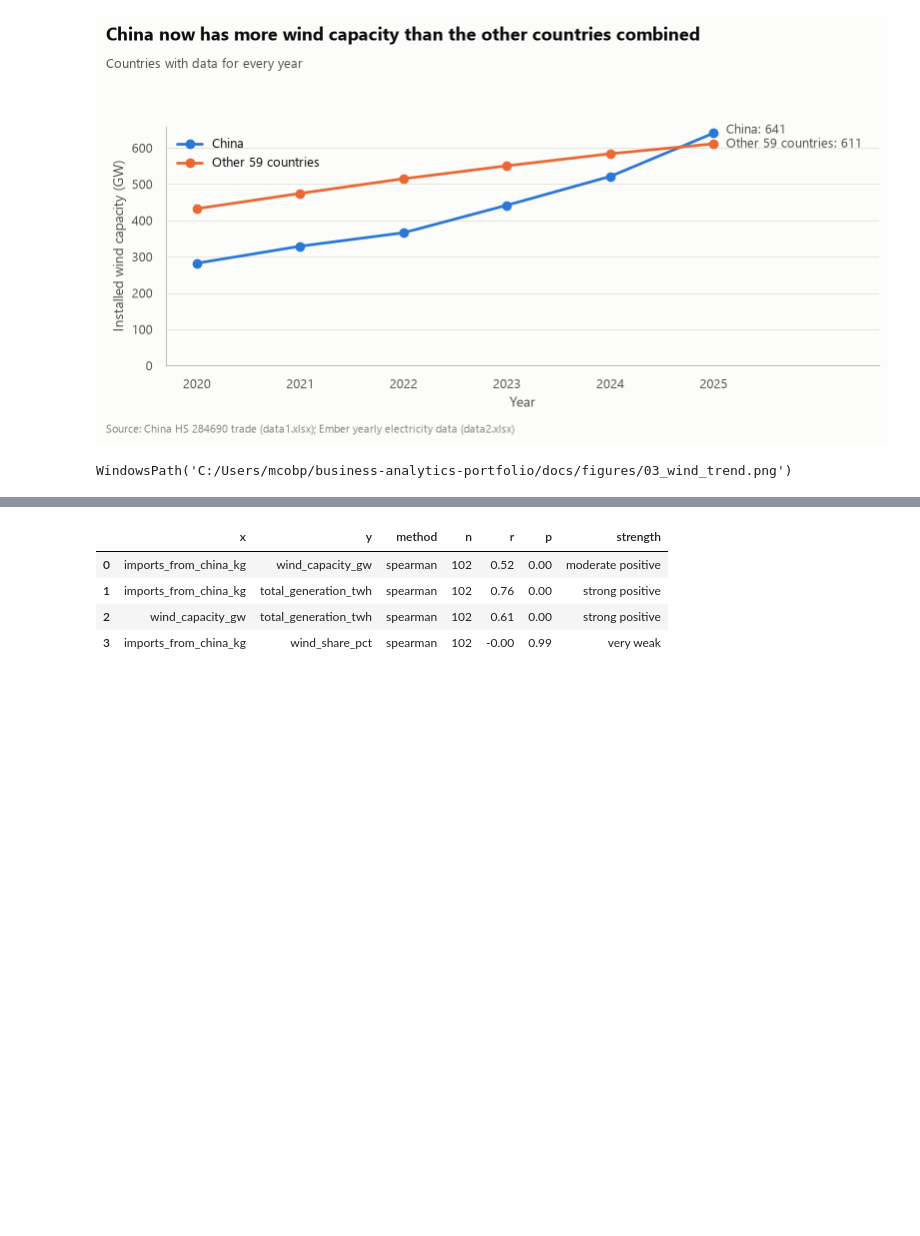
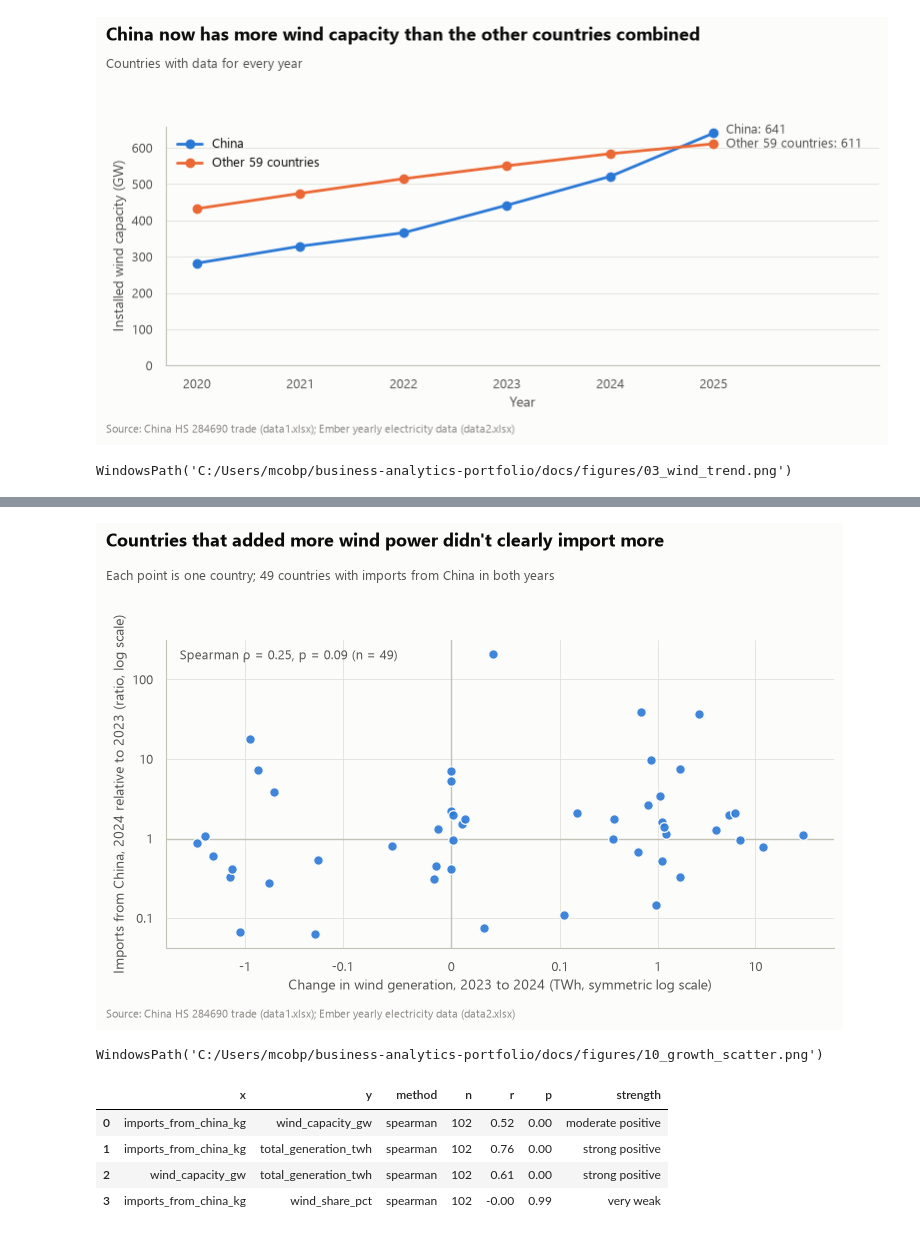
Before and after one commit to bolorbud-gif/business-analytics-portfolio, a Jupyter notebook: notebooks/02_eda_analysis.ipynb, the cells around one changed output, grey strips where cells are left out. Cells and saved outputs as stored; diff of their text form; code cells hidden in the pictures; blank space fills up the shorter version.

```diff
--- a/notebooks/02_eda_analysis.ipynb
+++ b/notebooks/02_eda_analysis.ipynb
@@ -181,3 +239,18 @@ WindowsPath('C:/Users/mcobp/business-analytics-portfolio/docs/figures/03_wind_tr
+# %%
+growth = ex.growth_vs_wind(panel, 2024)
+h3 = st.correlation(growth, "import_growth_pct", "wind_generation_change_twh")
+fig = ch.relationship_scatter(
+    growth, "wind_generation_change_twh", "import_ratio",
+    "Change in wind generation, 2023 to 2024 (TWh, symmetric log scale)",
+    "Imports from China, 2024 relative to 2023 (ratio, log scale)",
+    "Countries that added more wind power didn't clearly import more",
+    f"Each point is one country; {len(growth)} countries with imports from China in both years",
+    SOURCE, note=f"Spearman ρ = {h3['r']:.2f}, p = {h3['p']:.2f} (n = {h3['n']})",
+    xscale="symlog", yscale="log", ref_x=0, ref_y=1)
+show(fig, "10_growth_scatter")
+# %% [output]
+[figure, added]
+WindowsPath('C:/Users/mcobp/business-analytics-portfolio/docs/figures/10_growth_scatter.png')
 # %%
 pairs = [("imports_from_china_kg", "wind_capacity_gw"),
          ("imports_from_china_kg", "total_generation_twh"),
```
Also changed, not shown: parts of 31 cells of this notebook, 23 other files.
